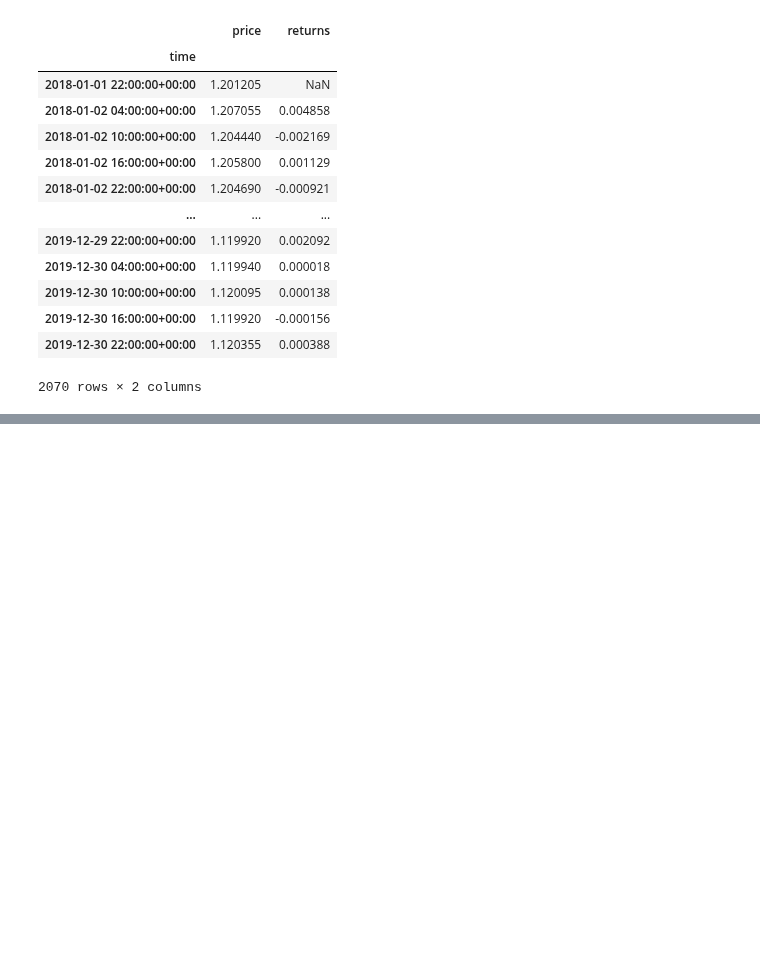
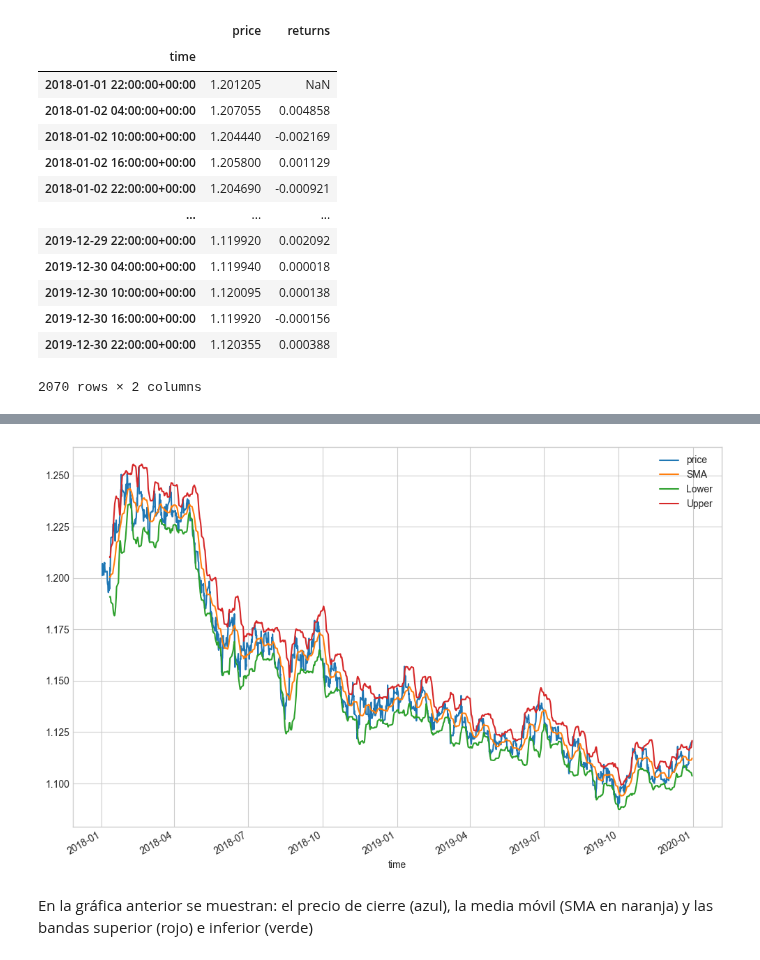
Before and after one commit to mario812/algo-trading-env, a Jupyter notebook: 3.3.2_6-getting_data.ipynb, the cells around one changed output, grey strips where cells are left out. Drawn from its saved outputs; the diff is of its cells as text; code cells hidden in the pictures; blank space fills up the shorter version.

```diff
--- a/3.3.2_6-getting_data.ipynb
+++ b/3.3.2_6-getting_data.ipynb
@@ -66,0 +119,5 @@ data
+# %%
+# ahora se calculan las bandas
+data["Lower"] = data["SMA"] - data["price"]. rolling(SMA).std() * dev
+# %%
+data["Upper"] = data["SMA"] + data["price"]. rolling(SMA).std() * dev
@@ -66,0 +141,9 @@ data
+# %%
+"""nos interesa graficar para visualizar la media móvil y las bandas. Como en el dataframe también está
+la columna returns, entonces la eliminamos parq evitar problemas de visualización."""
+data.drop(columns = "returns").plot(figsize = (12, 8))
+plt.show()
+# %% [output]
+[figure, added]
+# %% [markdown]
+En la gráfica anterior se muestran: el precio de cierre (azul), la media móvil (SMA en naranja) y las bandas superior (rojo) e inferior (verde)
```
Also changed, not shown: parts of 12 cells of this notebook.
